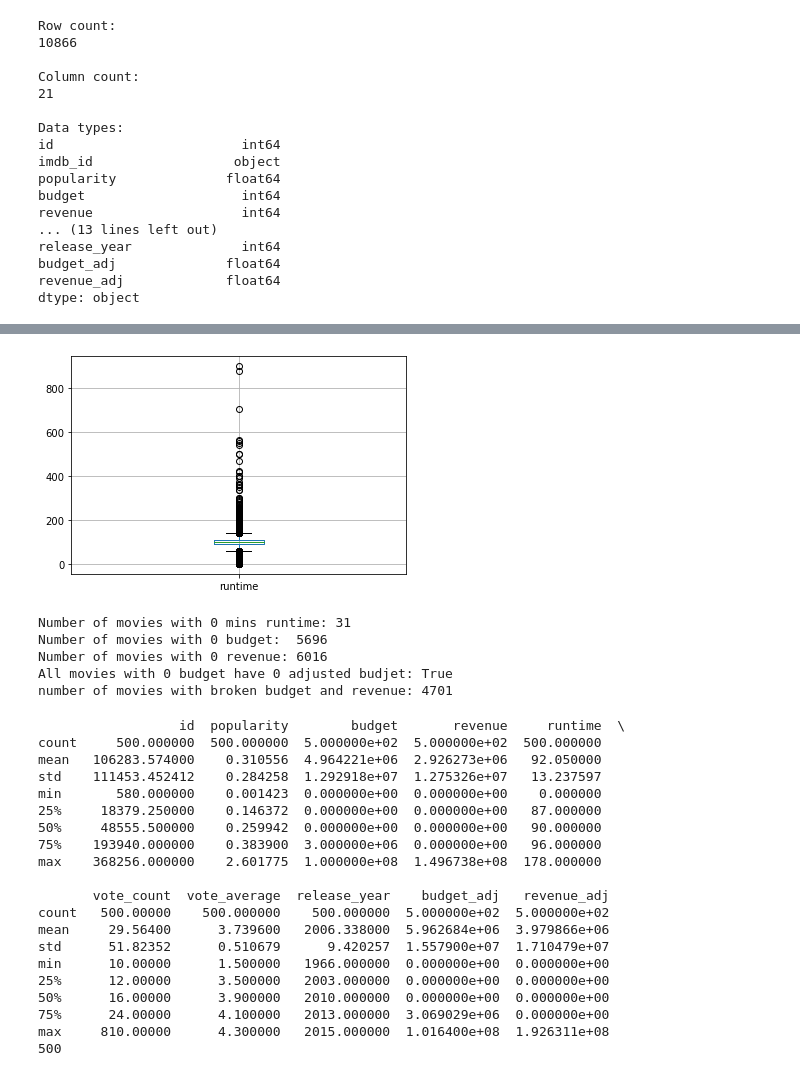
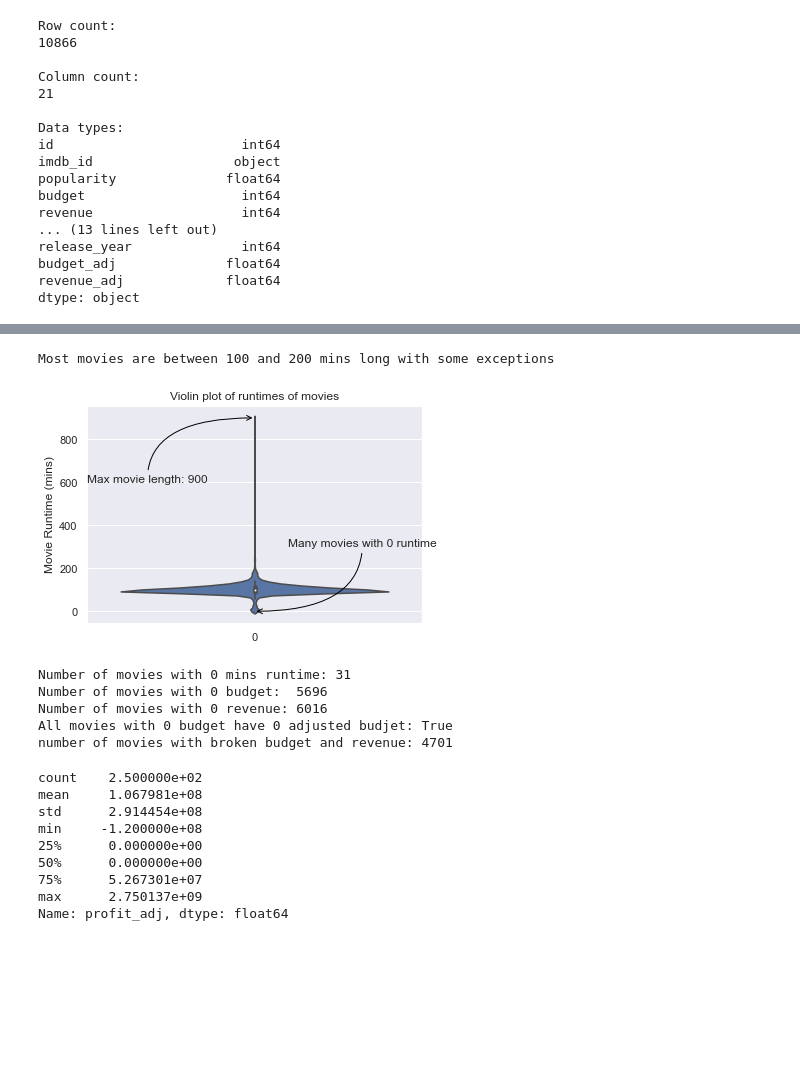
Before and after one commit to Shirnia/CodingChallenge, a Jupyter notebook: Raytheon.ipynb, the cells around one changed output, grey strips where cells are left out. Saved outputs shown, nothing was run; the diff lists cells and outputs as text; code cells hidden in the pictures; blank space fills up the shorter version.

```diff
--- a/Raytheon.ipynb
+++ b/Raytheon.ipynb
@@ -31,6 +31,9 @@
 # Imports
 import os
 import pandas as pd
+import seaborn as sns
+pd.options.mode.chained_assignment = None  # default='warn' - removing unwanted warnings
+sns.set_theme()
 # %%
 # Check CSV file titled "IMDB_500_Movies.csv" & then read file
 cwd = os.getcwd()
@@ -147,9 +152,19 @@ Column Name: budget_adj Count:10866     Mean:17551039.8 Min:0.0 Max:425000000.0
 Column Name: revenue_adj        Count:10866     Mean:51364363.3 Min:0.0 Max:2827123750.0        Std:144632485.0
-# %%
-#Challenge 2cont.
-## Plot and find outliers for runtime
-bp = df.boxplot(column = ['runtime'])
-# %% [output]
-[figure, removed]
+# %%
+# Challenge 2cont.
+# Plot and find outliers for runtime
+ax = sns.violinplot(data=df['runtime'])
+ax.set_title("Violin plot of runtimes of movies")
+ax.set(xlabel='', ylabel='Movie Runtime (mins)')
+ax.annotate("Many movies with 0 runtime",xy=(0,0),xytext=(0.1,300),
+        arrowprops=dict(arrowstyle="->",color='black',
+        connectionstyle="angle3,angleA=-90,angleB=0"))
+ax.annotate(f"Max movie length: {df['runtime'].max()}",xy=(0,df['runtime'].max()),xytext=(-0.5,600),
+        arrowprops=dict(arrowstyle="->",color='black',
+        connectionstyle="angle3,angleA=-90,angleB=0"))
+print(f"Most movies are between 100 and 200 mins long with some exceptions")
+# %% [output]
+Most movies are between 100 and 200 mins long with some exceptions
+[figure, added]
 # %%
 # Challenge 2cont.
@@ -176,42 +192,22 @@ Number of movies with 0 revenue: 6016
 All movies with 0 budget have 0 adjusted budjet: True
 number of movies with broken budget and revenue: 4701
 # %%
-#Challenge 3. Self led exploration - Do any data exploration you think would be of interest and create visualisations that show your work and support observations.
-## get top 500 movies from vote_average alone and do some analysis
-top500 = df.sort_values(by=['vote_average']).head(500)
-
-print(top500.describe())
-print(top500.id.count())
-## Check the values make sense for
+# Challenge 3. Self led exploration - Do any data exploration you think would be of interest and create visualisations that show your work and support observations.
+# Create column for profit
+df['profit_adj'] = df['revenue_adj']-df['budget_adj']
+# get top 250 movies from vote_average alone and do some analysis
+df.sort_values(by=['vote_average'],inplace=True,ascending=False)
+top250 = df.head(250)
 
 # create row for profit generated by movie
-top500['profit_adj'] = top500['revenue_adj']-top500['budget_adj']
-
-
-#print(top500['profit_adj'].describe())
-# create boxplot to visualise data
-#top500 = top500.boxplot(column = ['profit_adj'])
-#bp gives very little visual data
-#top500.sort_values(by=['profit_adj'])
-#plt = top500.plot(kind = 'bar', y = ['profit_adj','budget_adj','revenue_adj'],x = ('id'))
+print(top250['profit_adj'].describe())
 # %% [output]
-                  id  popularity        budget       revenue     runtime  \
-count     500.000000  500.000000  5.000000e+02  5.000000e+02  500.000000
-mean   106283.574000    0.310556  4.964221e+06  2.926273e+06   92.050000
-std    111453.452412    0.284258  1.292918e+07  1.275326e+07   13.237597
-min       580.000000    0.001423  0.000000e+00  0.000000e+00    0.000000
-25%     18379.250000    0.146372  0.000000e+00  0.000000e+00   87.000000
-50%     48555.500000    0.259942  0.000000e+00  0.000000e+00   90.000000
-75%    193940.000000    0.383900  3.000000e+06  0.000000e+00   96.000000
-max    368256.000000    2.601775  1.000000e+08  1.496738e+08  178.000000
-
-       vote_count  vote_average  release_year    budget_adj   revenue_adj
-count   500.00000    500.000000    500.000000  5.000000e+02  5.000000e+02
-mean     29.56400      3.739600   2006.338000  5.962684e+06  3.979866e+06
-std      51.82352      0.510679      9.420257  1.557900e+07  1.710479e+07
-min      10.00000      1.500000   1966.000000  0.000000e+00  0.000000e+00
-25%      12.00000      3.500000   2003.000000  0.000000e+00  0.000000e+00
-50%      16.00000      3.900000   2010.000000  0.000000e+00  0.000000e+00
-75%      24.00000      4.100000   2013.000000  3.069029e+06  0.000000e+00
-max     810.00000      4.300000   2015.000000  1.016400e+08  1.926311e+08
-500
+count    2.500000e+02
+mean     1.067981e+08
+std      2.914454e+08
+min     -1.200000e+08
+25%      0.000000e+00
+50%      0.000000e+00
+75%      5.267301e+07
+max      2.750137e+09
+Name: profit_adj, dtype: float64
```
Also changed, not shown: parts of 13 cells of this notebook.
